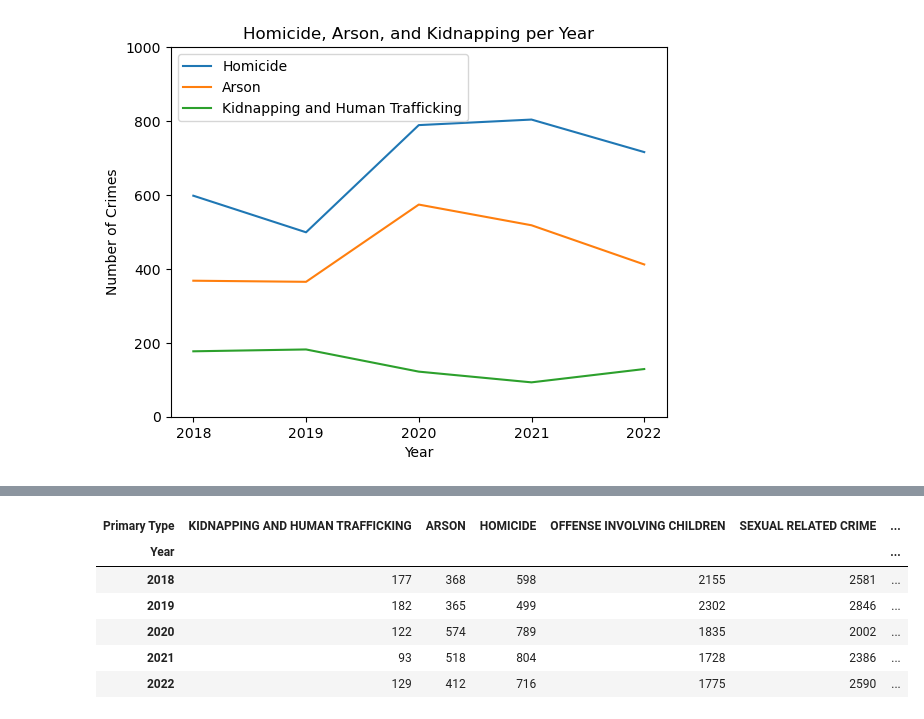
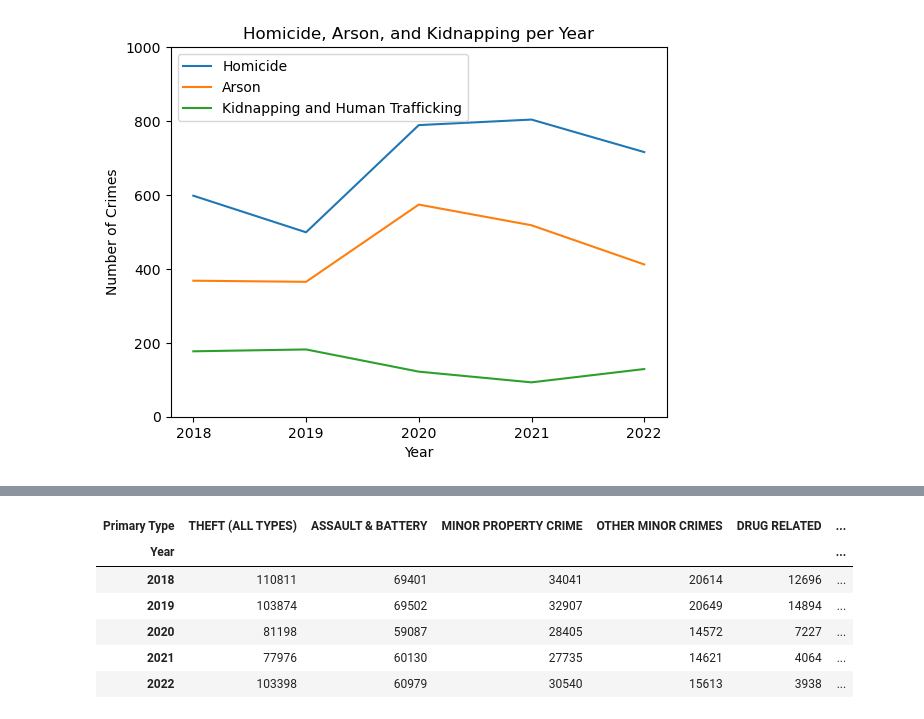
Before and after one commit to jmpealy/project1, a Jupyter notebook: time_series_charts/time_series_charts.ipynb, the cells around one changed output, grey strips where cells are left out. Cells and saved outputs as stored; diff of their text form; code cells hidden in the pictures.

```diff
--- a/time_series_charts/time_series_charts.ipynb
+++ b/time_series_charts/time_series_charts.ipynb
@@ -9,7 +9,7 @@ from pathlib import Path
 # %%
 # Read in cleaned data from csv
 
-crime_data_csv = Path("../../chicago_crimes_all_cleaned.csv")
+crime_data_csv = Path("../../chicago_crimes_all_cleaned_final.csv")
 
 crime_df = pd.read_csv(crime_data_csv)
 
@@ -221,19 +224,19 @@ plt.show()
 # %%
 # Create new data frame with the totals by category by year
 
 year_totals = pd.crosstab(index=crime_df['Year'], columns=crime_df['Primary Type'])
 
 # Clean new data frame to put in same order as above bar chart
 
-year_totals = year_totals[["KIDNAPPING AND HUMAN TRAFFICKING", "ARSON", "HOMICIDE", "OFFENSE INVOLVING CHILDREN", "SEXUAL RELATED CRIME",
-                           "WEAPONS RELATED CRIME", "DRUG RELATED", "OTHER MINOR CRIMES", "MINOR PROPERTY CRIME", "ASSAULT & BATTERY", "THEFT (ALL TYPES)"]]
+year_totals = year_totals[["THEFT (ALL TYPES)", "ASSAULT & BATTERY", "MINOR PROPERTY CRIME", "OTHER MINOR CRIMES", "DRUG RELATED", "WEAPONS RELATED CRIME",
+                                     "SEXUAL RELATED CRIME", "OFFENSE INVOLVING CHILDREN", "HOMICIDE", "ARSON", "KIDNAPPING AND HUMAN TRAFFICKING"]]
 
 year_totals
 # %% [output]
-| Primary Type | KIDNAPPING AND HUMAN TRAFFICKING | ARSON | HOMICIDE | OFFENSE INVOLVING CHILDREN | SEXUAL RELATED CRIME | ... |
+| Primary Type | THEFT (ALL TYPES) | ASSAULT & BATTERY | MINOR PROPERTY CRIME | OTHER MINOR CRIMES | DRUG RELATED | ... |
 | Year |  |  |  |  |  | ... |
-| 2018 | 177 | 368 | 598 | 2155 | 2581 | ... |
-| 2019 | 182 | 365 | 499 | 2302 | 2846 | ... |
-| 2020 | 122 | 574 | 789 | 1835 | 2002 | ... |
-| 2021 | 93 | 518 | 804 | 1728 | 2386 | ... |
-| 2022 | 129 | 412 | 716 | 1775 | 2590 | ... |
+| 2018 | 110811 | 69401 | 34041 | 20614 | 12696 | ... |
+| 2019 | 103874 | 69502 | 32907 | 20649 | 14894 | ... |
+| 2020 | 81198 | 59087 | 28405 | 14572 | 7227 | ... |
+| 2021 | 77976 | 60130 | 27735 | 14621 | 4064 | ... |
+| 2022 | 103398 | 60979 | 30540 | 15613 | 3938 | ... |
```
Also changed, not shown: parts of 17 cells of this notebook, 12 other files.
